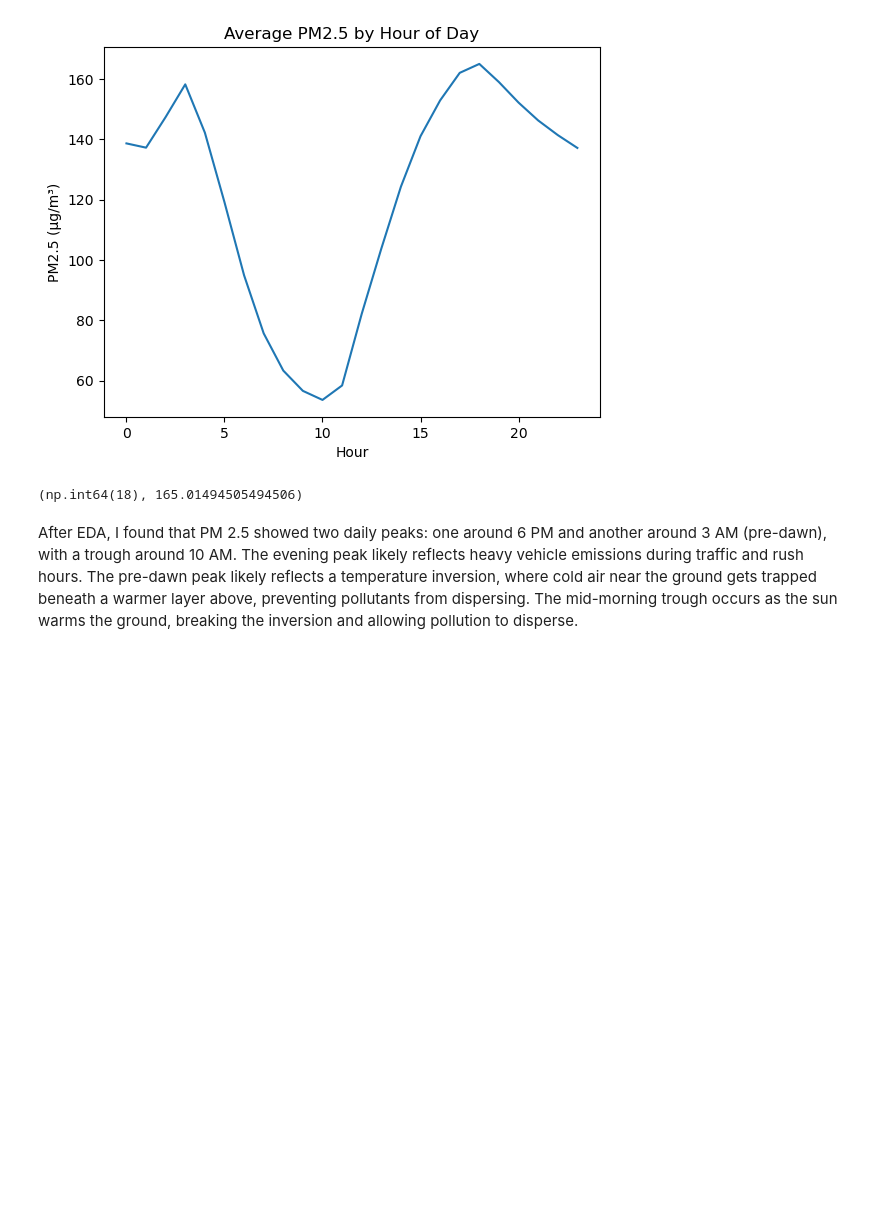
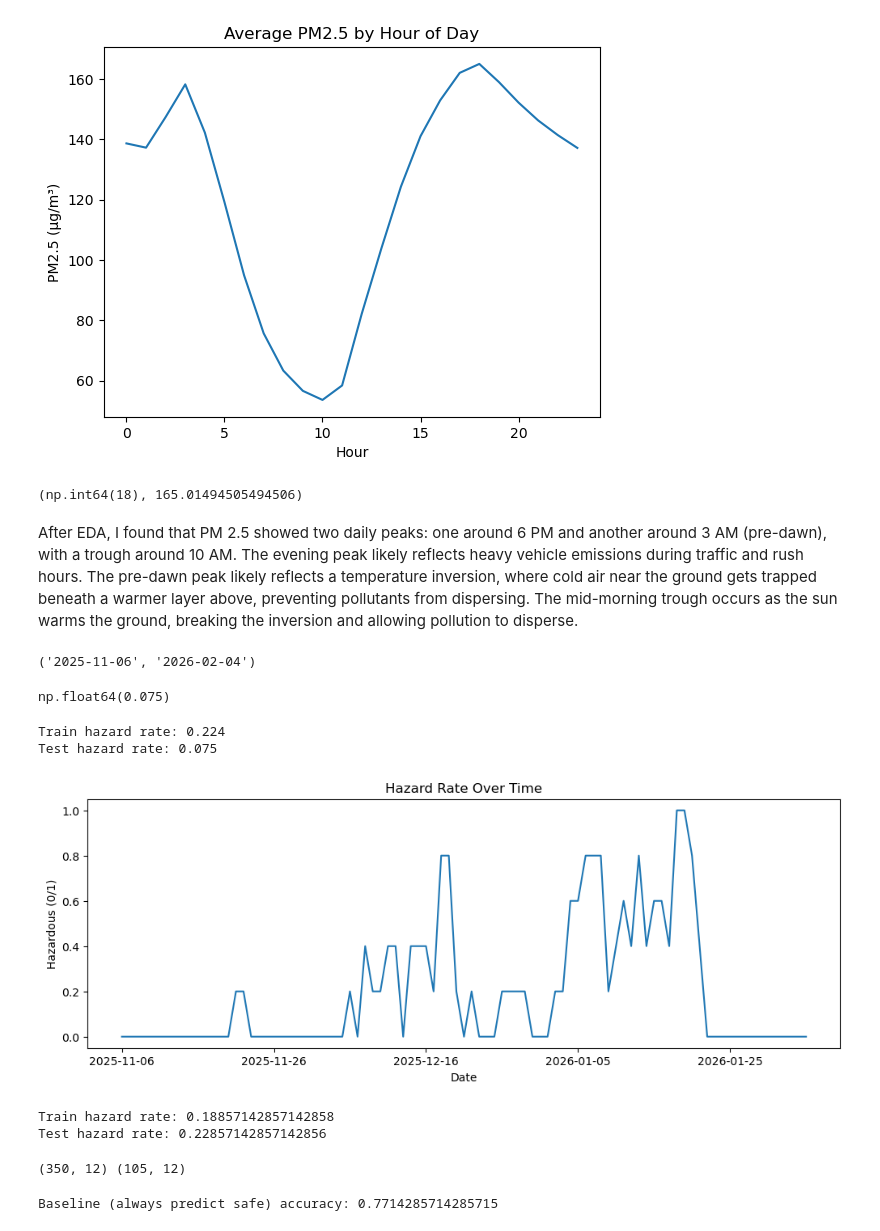
Before and after one commit to zenab-s/lahore-smog-prediction, a Jupyter notebook: notebooks/01_data_exploration.ipynb, the cells around one changed output. Cells and saved outputs as stored; diff of their text form; code cells hidden in the pictures; blank space fills up the shorter version.

Commit message:
Add date-based train/test split (avoiding time leakage) and majority-class baseline model

```diff
--- a/notebooks/01_data_exploration.ipynb
+++ b/notebooks/01_data_exploration.ipynb
@@ -483,3 +483,49 @@ hourly_pattern.idxmax(), hourly_pattern.max()
 (np.int64(18), 165.01494505494506)
 # %% [markdown]
 After EDA, I found that PM 2.5 showed two daily peaks: one around 6 PM and another around 3 AM (pre-dawn), with a trough around 10 AM. The evening peak likely reflects heavy vehicle emissions during traffic and rush hours. The pre-dawn peak likely reflects a temperature inversion, where cold air near the ground gets trapped beneath a warmer layer above, preventing pollutants from dispersing. The mid-morning trough occurs as the sun warms the ground, breaking the inversion and allowing pollution to disperse.
+# %%
+daily['date'].min(), daily['date'].max()
+# %% [output]
+('2025-11-06', '2026-02-04')
+# %%
+
+daily[daily['date'] >= '2026-01-20']['hazardous'].mean()
+# %% [output]
+np.float64(0.075)
+# %%
+train_rate = daily[daily['date'] < '2026-01-20']['hazardous'].mean()
+test_rate = daily[daily['date'] >= '2026-01-20']['hazardous'].mean()
+print("Train hazard rate:", train_rate)
+print("Test hazard rate:", test_rate)
+# %% [output]
+Train hazard rate: 0.224
+Test hazard rate: 0.075
+# %%
+daily.groupby('date')['hazardous'].mean().plot(figsize=(12,4))
+plt.title('Hazard Rate Over Time')
+plt.xlabel('Date')
+plt.ylabel('Hazardous (0/1)')
+plt.savefig('../figures/hazard_rate_over_time.png', dpi=150, bbox_inches='tight')
+plt.show()
+# %% [output]
+[figure, added]
+# %%
+train_rate = daily[daily['date'] < '2026-01-15']['hazardous'].mean()
+test_rate = daily[daily['date'] >= '2026-01-15']['hazardous'].mean()
+print("Train hazard rate:", train_rate)
+print("Test hazard rate:", test_rate)
+# %% [output]
+Train hazard rate: 0.18857142857142858
+Test hazard rate: 0.22857142857142856
+# %%
+train = daily[daily['date'] < '2026-01-15']
+test = daily[daily['date'] >= '2026-01-15']
+
+print(train.shape, test.shape)
+# %% [output]
+(350, 12) (105, 12)
+# %%
+baseline_accuracy = (test['hazardous'] == 0).mean()
+print("Baseline (always predict safe) accuracy:", baseline_accuracy)
+# %% [output]
+Baseline (always predict safe) accuracy: 0.7714285714285715
```
Also changed, not shown: 1 other file.
